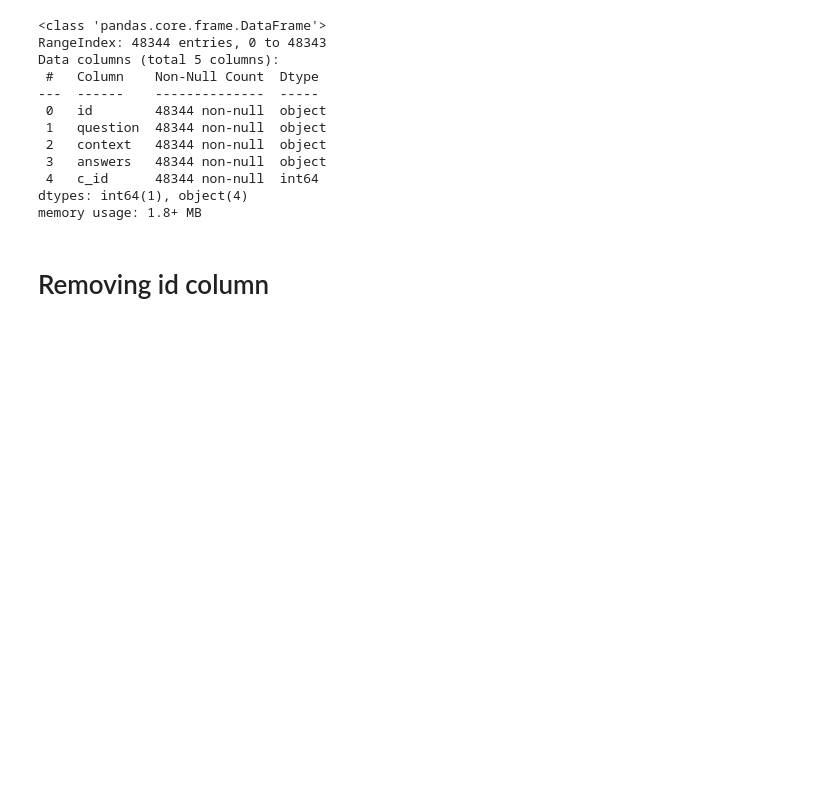
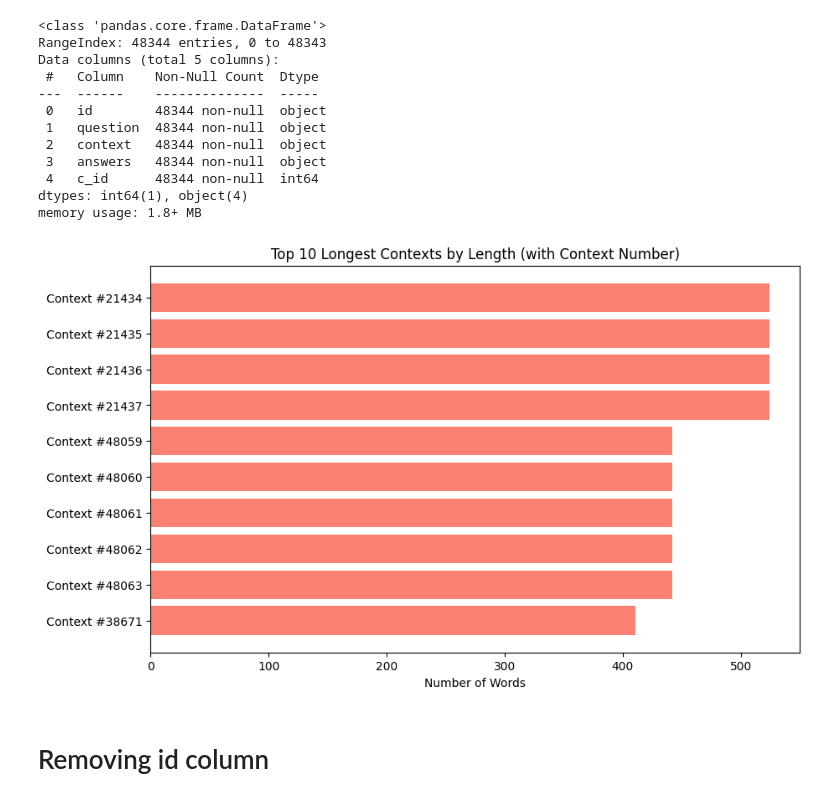
Before and after one commit to Mohammed2372/Arabic-Question-Generation, a Jupyter notebook: arabic-question-generation-preprocessing.ipynb, the cells around one changed output. Drawn from its saved outputs; the diff is of its cells as text; code cells hidden in the pictures; blank space fills up the shorter version.

```diff
--- a/arabic-question-generation-preprocessing.ipynb
+++ b/arabic-question-generation-preprocessing.ipynb
@@ -56,6 +63,24 @@ Data columns (total 5 columns):
  4   c_id      48344 non-null  int64
 dtypes: int64(1), object(4)
 memory usage: 1.8+ MB
+# %%
+# Calculate context lengths (number of words)
+df_squad['context_length'] = df_squad['context'].apply(lambda x: len(str(x).split()))
+
+# Get the top 10 longest contexts and their indices
+longest_contexts = df_squad.nlargest(10, 'context_length')[['context', 'context_length']]
+longest_indices = longest_contexts.index.tolist()
+
+# Plot bar graph for the top 10 longest contexts, showing their actual index (context number)
+plt.figure(figsize=(10,6))
+plt.barh(range(10), longest_contexts['context_length'], color='salmon')
+plt.yticks(range(10), [f"Context #{idx}" for idx in longest_indices])
+plt.xlabel('Number of Words')
+plt.title('Top 10 Longest Contexts by Length (with Context Number)')
+plt.gca().invert_yaxis()  # Highest at the top
+plt.show()
+# %% [output]
+[figure, added]
 # %% [markdown]
 # Removing id column
 # %%
```
Also changed, not shown: parts of 15 cells of this notebook, 1 other file.
